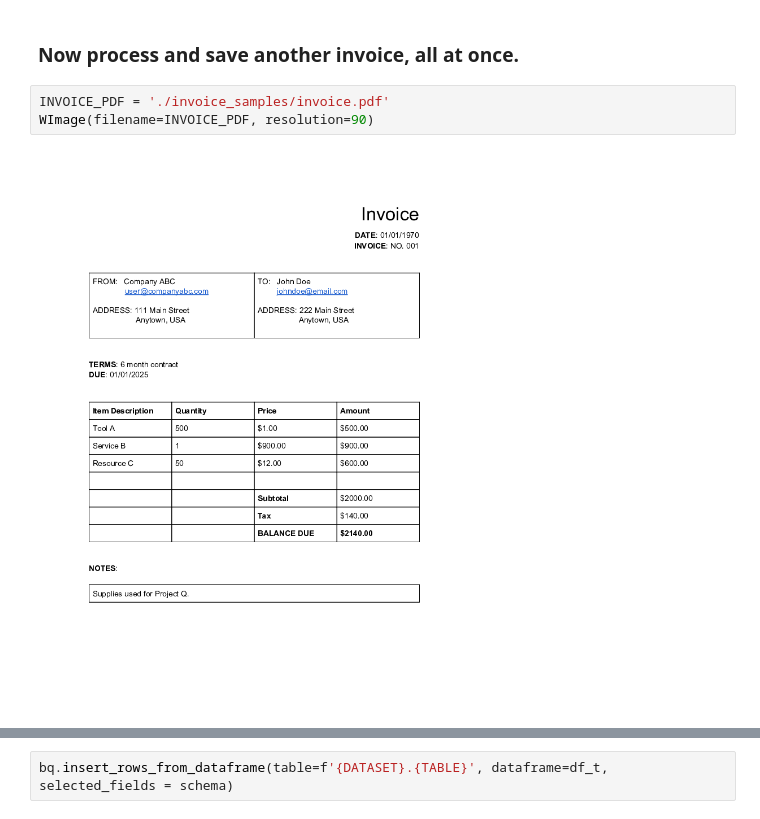
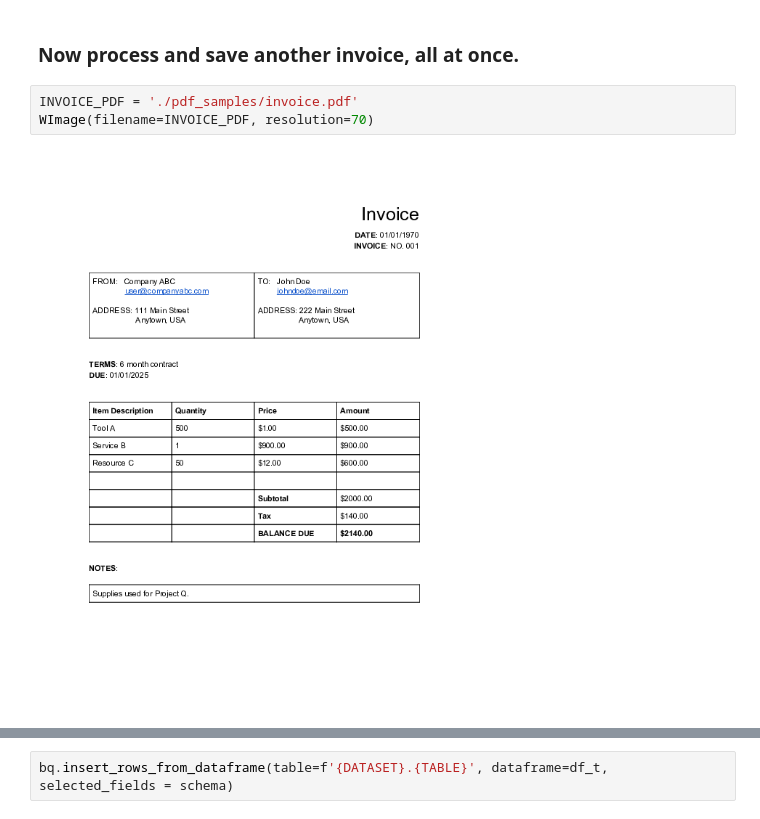
Before and after one commit to will-hill/gcp_notes, a Jupyter notebook: Invoice_to_BigQuery.ipynb, the cells around one changed output, grey strips where cells are left out. Cells and saved outputs as stored; diff of their text form.

```diff
--- a/Invoice_to_BigQuery.ipynb
+++ b/Invoice_to_BigQuery.ipynb
@@ -153,8 +161,8 @@ bq.query(f"""
 # %% [markdown]
 ### Now process and save another invoice, all at once.
 # %%
-INVOICE_PDF = './invoice_samples/invoice.pdf'
-WImage(filename=INVOICE_PDF, resolution=90)
+INVOICE_PDF = './pdf_samples/invoice.pdf'
+WImage(filename=INVOICE_PDF, resolution=70)
 # %% [output]
-[figure, old version]
+[figure, new version]
 # %%
```
Also changed, not shown: parts of 11 cells of this notebook, 8 other files.
